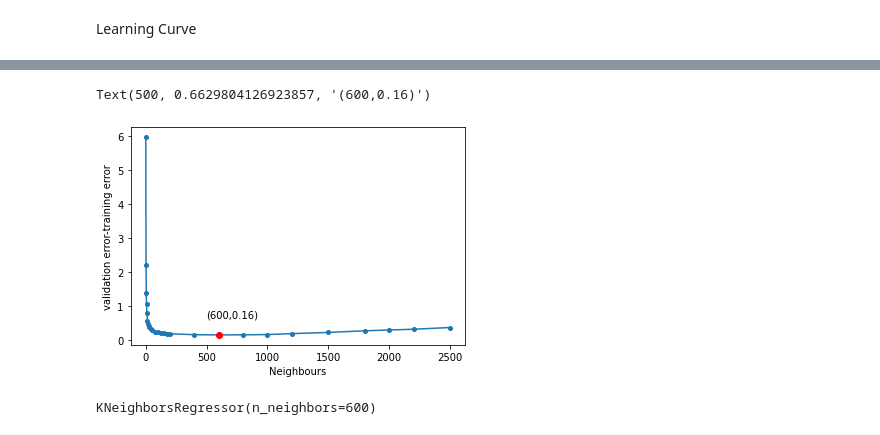
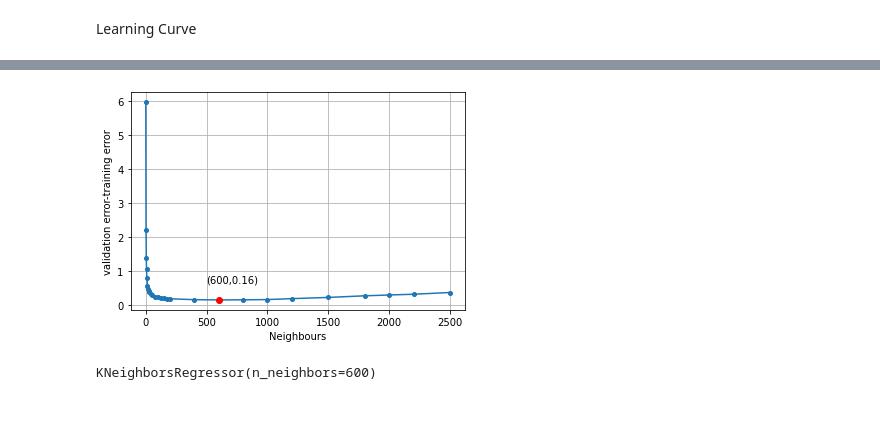
Before and after one commit to Ali-Setareh/Machine-learning-in-physics-Project, a Jupyter notebook: Phase 2- Classical Models/Phase 2.ipynb, the cells around one changed output, grey strips where cells are left out. Drawn from its saved outputs; the diff is of its cells as text; code cells hidden in the pictures.

```diff
--- a/Phase 2- Classical Models/Phase 2.ipynb
+++ b/Phase 2- Classical Models/Phase 2.ipynb
@@ -147,14 +168,15 @@ plt.show()
 # %%
 res=valid_scores_mean-train_scores_mean
 plt.plot(k_list,res,'-o',ms=4)
 plt.xlabel('Neighbours')
 plt.ylabel('validation error-training error')
 index=np.argmin(res)
 plt.plot(k_list[index],res[index],'ro')
 plt.text(x=k_list[index]-100,y=res[index]+0.5,s='(%i,%.2f)'%(k_list[index],res[index]))
+plt.grid()
+plt.savefig('opt for knn.pdf',bbox_inches='tight')
 # %% [output]
-Text(500, 0.6629804126923857, '(600,0.16)')
-[figure, old version]
+[figure, new version]
 # %%
 knn=KNeighborsRegressor(n_neighbors=k_list[index])
 knn.fit(X_train,Y_train)
```
Also changed, not shown: parts of 21 cells of this notebook, 4 other files.
